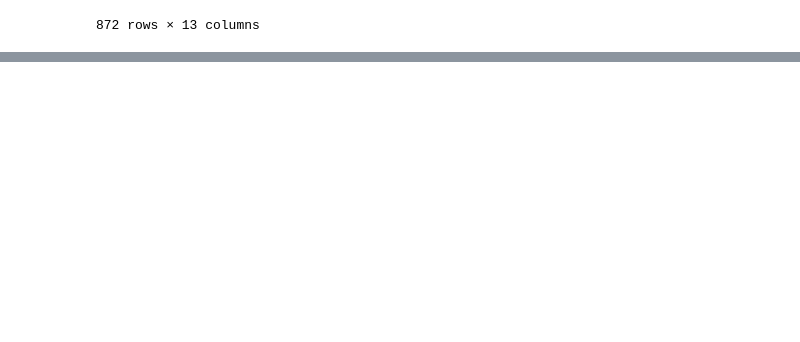
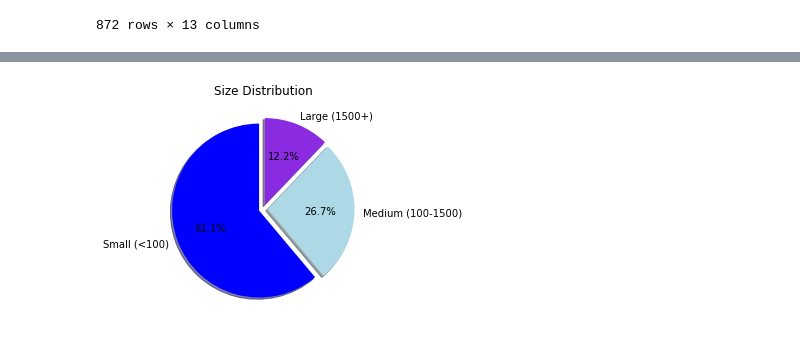
Before and after one commit to ClareSpecht/Project1_Room6, a Jupyter notebook: data_analysis.ipynb, the cells around one changed output, grey strips where cells are left out. Cells and saved outputs as stored; diff of their text form; code cells hidden in the pictures; blank space fills up the shorter version.

```diff
--- a/data_analysis.ipynb
+++ b/data_analysis.ipynb
@@ -313,2 +327,18 @@ bin_names = ["Small", "Medium", "Large"]
+# %%
+#Pie Chart by size, bin sizes
+bins = [0, 100, 1500, 1000000000000000]
+bin_names = ["Small (<100)", "Medium (100-1500)", "Large (1500+)"]
+usonly["Size"] = pd.cut(usonly["Number of employees"], bins, labels=bin_names, include_lowest=True)
+sizeus = usonly[["Ticker", "Size"]]
+sizegb = sizeus.groupby("Size").count()
+
+sizepie = sizegb.plot(kind="pie", y="Ticker", title="Size Distribution", autopct='%1.1f%%', legend=False, startangle=90, shadow=True, explode=(0.05, 0.05, 0.05), colors=["blue", "lightblue", "blueviolet"])
+sizepie.set_ylabel('')
+
+plt.savefig("Images/SizeDistribution.png")
+
+plt.show()
+# %% [output]
+[figure, added]
 # %%
 #Optional: Political heatmap/pie chart
```
Also changed, not shown: parts of 5 cells of this notebook, 5 other files.
